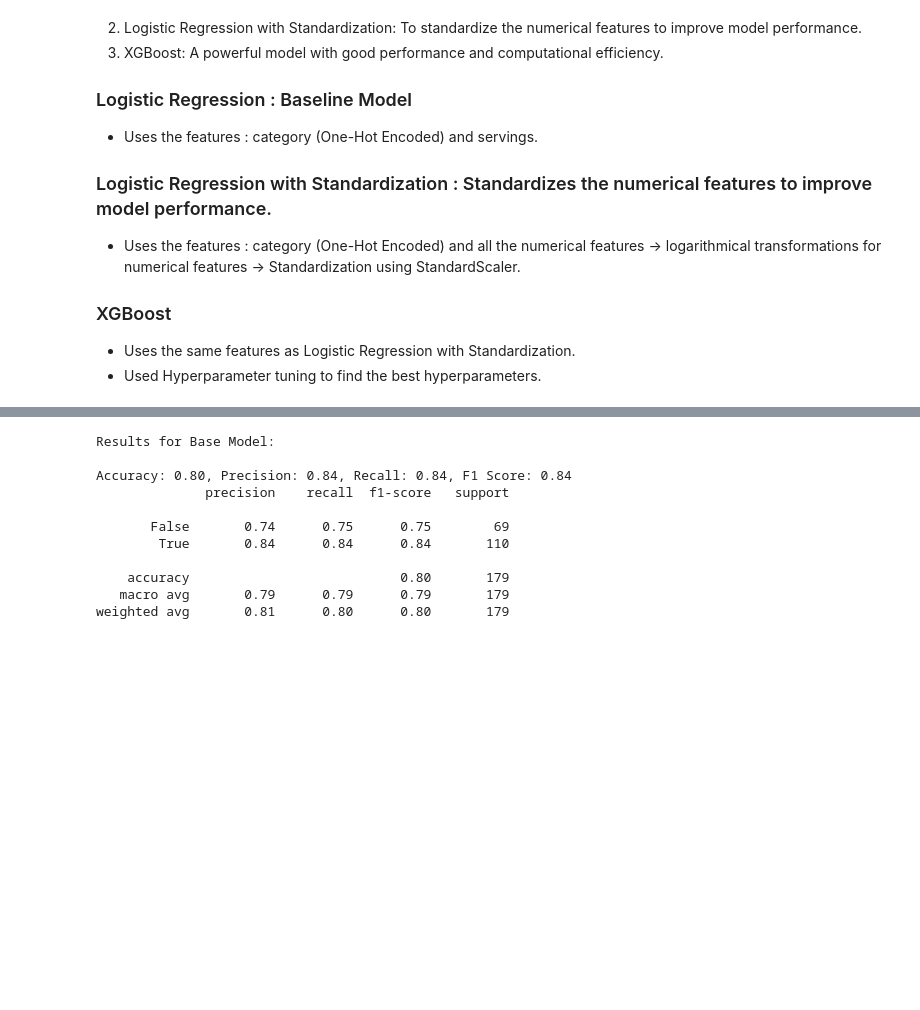
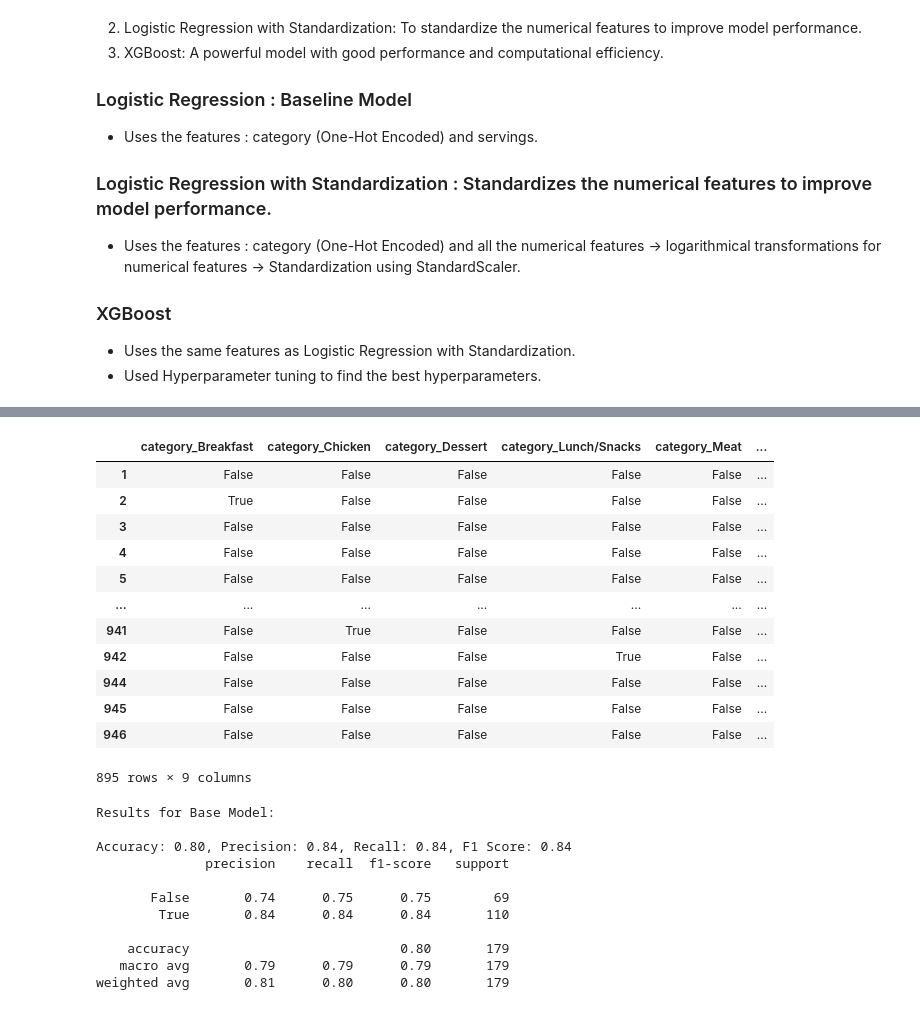
Before and after one commit to miniloda/DataCamp-DataScience-Exam, a Jupyter notebook: notebook_exam.ipynb, the cells around one changed output, grey strips where cells are left out. Drawn from its saved outputs; the diff is of its cells as text; code cells hidden in the pictures; blank space fills up the shorter version.

```diff
--- a/notebook_exam.ipynb
+++ b/notebook_exam.ipynb
@@ -460,14 +461,29 @@ We have three models:
 # %%
 from sklearn.preprocessing import OneHotEncoder
 from sklearn.preprocessing import StandardScaler
 from sklearn.model_selection import train_test_split
 from sklearn.metrics import accuracy_score, precision_score, recall_score, f1_score, roc_auc_score, classification_report
 from sklearn.linear_model import LogisticRegression
 # create feature matrix and target vector
 X = df.drop(['high_traffic', 'recipe'], axis=1)
 y = df['high_traffic']
 # encode categorical variables
 categorical_columns = ['category']
 encoder = OneHotEncoder()
 X_cat = pd.get_dummies(X[categorical_columns], drop_first=True)
+X_cat
+# %% [output]
+|  | category_Breakfast | category_Chicken | category_Dessert | category_Lunch/Snacks | category_Meat | ... |
+| 1 | False | False | False | False | False | ... |
+| 2 | True | False | False | False | False | ... |
+| 3 | False | False | False | False | False | ... |
+| 4 | False | False | False | False | False | ... |
+| 5 | False | False | False | False | False | ... |
+| ... | ... | ... | ... | ... | ... | ... |
+| 941 | False | True | False | False | False | ... |
+| 942 | False | False | False | True | False | ... |
+| 944 | False | False | False | False | False | ... |
+| 945 | False | False | False | False | False | ... |
+| 946 | False | False | False | False | False | ... |
+895 rows × 9 columns
 # %%
```
Also changed, not shown: parts of 7 cells of this notebook.
